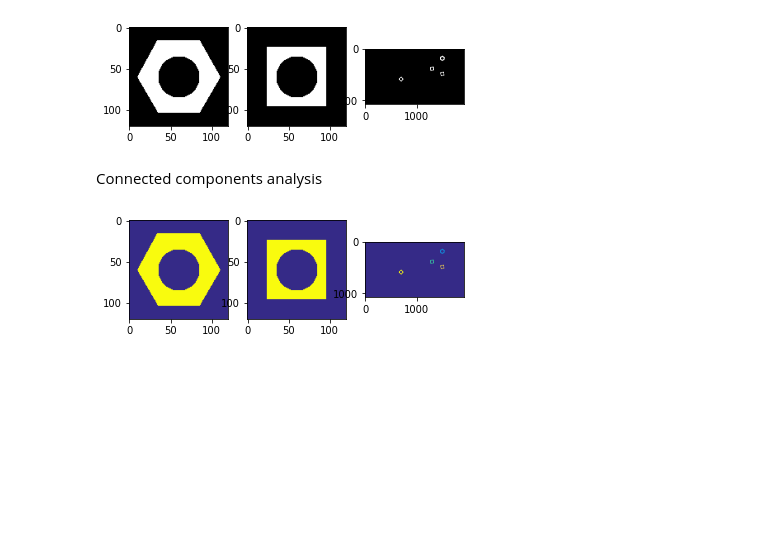
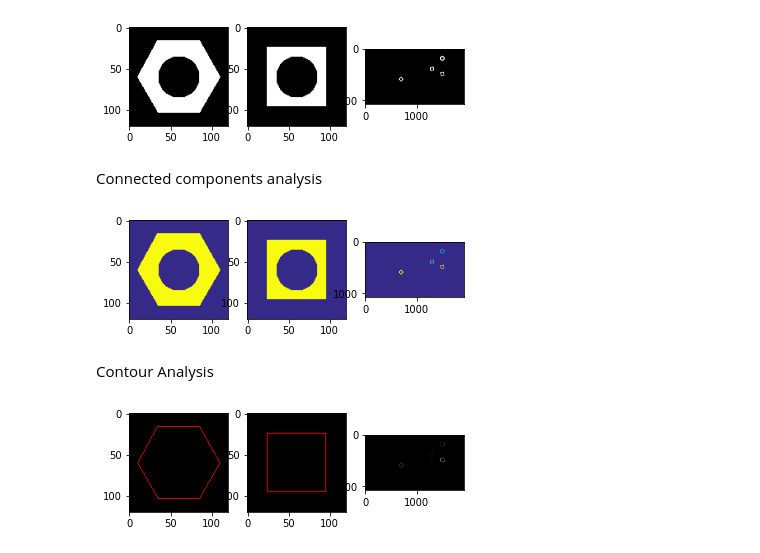
Before and after one commit to DilshiTP/Image-Processing, a Jupyter notebook: Assignments/190626H-Assignment_3.ipynb, the cells around one changed output. Drawn from its saved outputs; the diff is of its cells as text; code cells hidden in the pictures; blank space fills up the shorter version.

Commit message:
contour analysis

```diff
--- a/Assignments/190626H-Assignment_3.ipynb
+++ b/Assignments/190626H-Assignment_3.ipynb
@@ -66,3 +66,31 @@ ax[2].imshow(cv.cvtColor(conveyor_f100_colored, cv.COLOR_BGR2RGB))
 plt.show()
 # %% [output]
 [figure]
+# %% [markdown]
+Contour Analysis
+# %%
+import random as rng
+contours1, hierarchy1 = cv.findContours(closing1, cv.RETR_EXTERNAL, cv.CHAIN_APPROX_SIMPLE)
+hexnut_template_contour = contours1[0]
+
+contours2, hierarchy2 = cv.findContours(closing2, cv.RETR_EXTERNAL, cv.CHAIN_APPROX_SIMPLE)
+squarenut_template_contour = contours2[0]
+
+contours3, hierarchy3 = cv.findContours(closing3, cv.RETR_EXTERNAL, cv.CHAIN_APPROX_SIMPLE)
+
+new_hex = np.zeros(hexnut_template.shape, dtype=np.uint8)
+cv.drawContours(new_hex, contours1, -1, (0, 0, 255))
+new_squ = np.zeros(hexnut_template.shape, dtype=np.uint8)
+cv.drawContours(new_squ, contours2, -1, (0, 0, 255))
+new_conveyor = np.zeros(conveyor_f100.shape, dtype=np.uint8)
+for i in range(len(contours3)):
+        color = (rng.randint(0,256), rng.randint(0,256), rng.randint(0,256))
+        cv.drawContours(new_conveyor, contours3, i, color, 3)
+
+fig, ax = plt. subplots(1,3)
+ax[0].imshow(cv.cvtColor(new_hex, cv.COLOR_BGR2RGB))
+ax[1].imshow(cv.cvtColor(new_squ, cv.COLOR_BGR2RGB))
+ax[2].imshow(cv.cvtColor(new_conveyor, cv.COLOR_BGR2RGB))
+plt.show()
+# %% [output]
+[figure, added]
```
